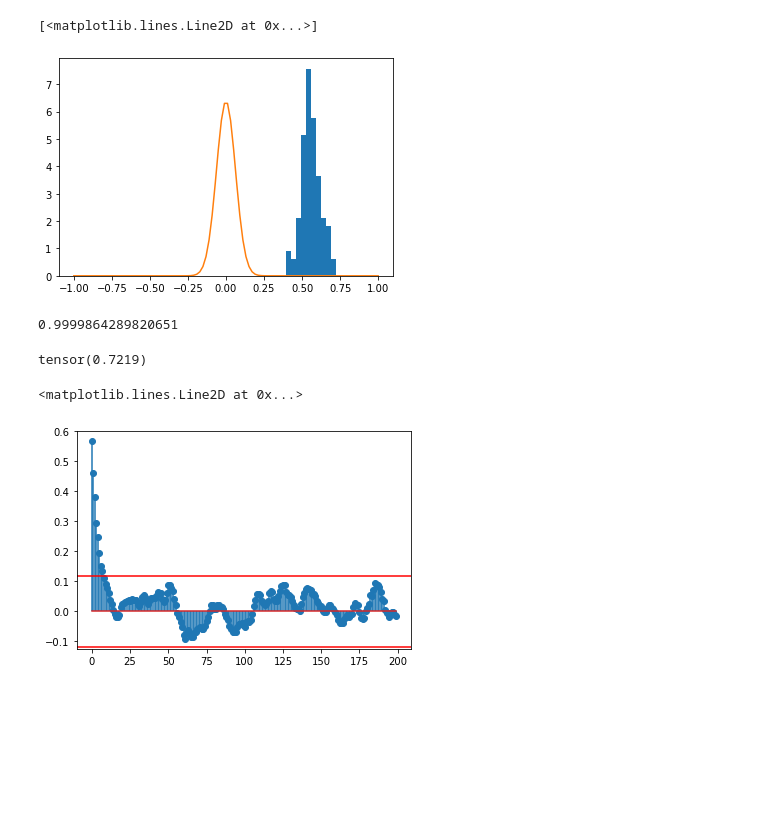
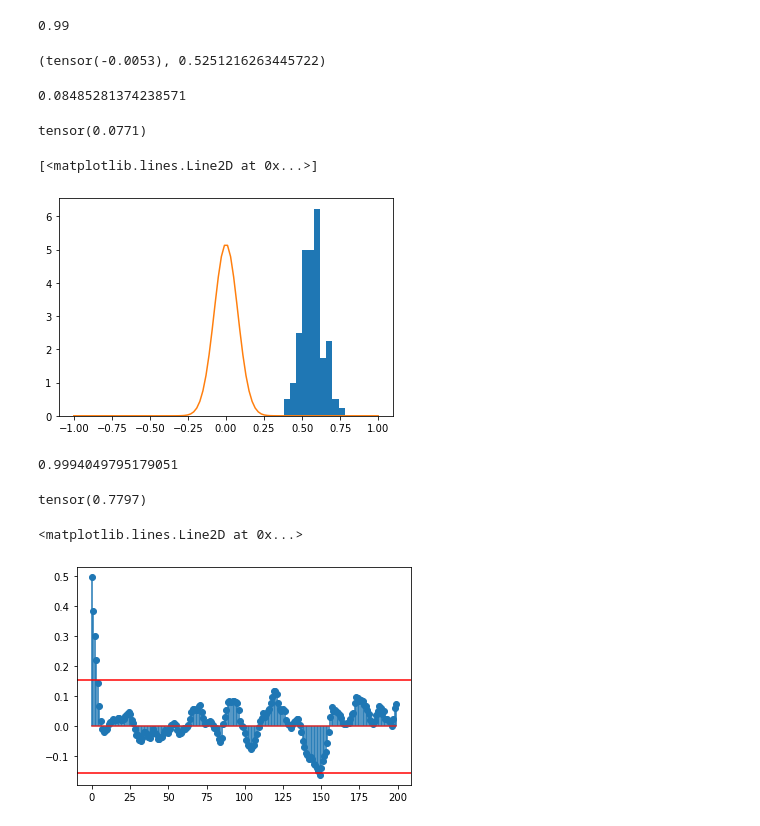
Before and after one commit to ocmob/sig_hsic_independence_test, a Jupyter notebook: notebooks/my_correlation_test.ipynb, the cells around one changed output. Cells and saved outputs as stored; diff of their text form; code cells hidden in the pictures; blank space fills up the shorter version.

Commit message:
first successful test

```diff
--- a/notebooks/my_correlation_test.ipynb
+++ b/notebooks/my_correlation_test.ipynb
@@ -16,7 +28,7 @@ import matplotlib.pyplot as plt
 # %%
 RNG = np.random.default_rng(1234)
 # %%
-N = 10000
+N = 6000
 M = 100
 # %%
 def gen_ar_processes(n, corr, a = 0.8):
@@ -89,21 +105,41 @@ tensor(1.)
+# %%
+scores = []
+for i in range(M):
+    scores.append(cov_independence_test.get_test_result(samples[i, :, 0], samples[i, :, 1])[1] > 0.05)
+# %%
+np.array(scores).sum()/len(scores)
+# %% [output]
+0.99
+# %%
+print(cov_independence_test.get_test_result(samples[1, :, 0], samples[1, :, 1]))
+# %% [output]
+(tensor(-0.0053), 0.5251216263445722)
+# %%
+print(np.sqrt(0.0072))
+# %% [output]
+0.08485281374238571
+# %%
+print(asymptotic_std.mean())
+# %% [output]
+tensor(0.0771)
 # %%
 null_dist = stats.norm(0, asymptotic_std.mean())
 x = np.linspace(-1, 1, 100)
 density = null_dist.pdf(x)
 # %%
 plt.hist([i.item() for i in c_est[:, 0]], density = True)
-plt.plot(x, NULL.pdf(x))
+plt.plot(x, null_dist.pdf(x))
 # %% [output]
 [<matplotlib.lines.Line2D at 0x...>]
-[figure, old version]
+[figure, new version]
 # %%
 null_dist.cdf(0.25)
 # %% [output]
-0.9999864289820651
+0.9994049795179051
 # %%
 c_est.max()
 # %% [output]
-tensor(0.7219)
+tensor(0.7797)
 # %%
 fig, ax = plt.subplots()
 ax.stem(c_est[0, :])
@@ -111,4 +147,4 @@ ax.axhline(asymptotic_std.mean()*2, color = 'red')
 ax.axhline(-asymptotic_std.mean()*2, color = 'red')
 # %% [output]
 <matplotlib.lines.Line2D at 0x...>
-[figure, old version]
+[figure, new version]
```
Also changed, not shown: parts of 9 cells of this notebook, 25 other files.
